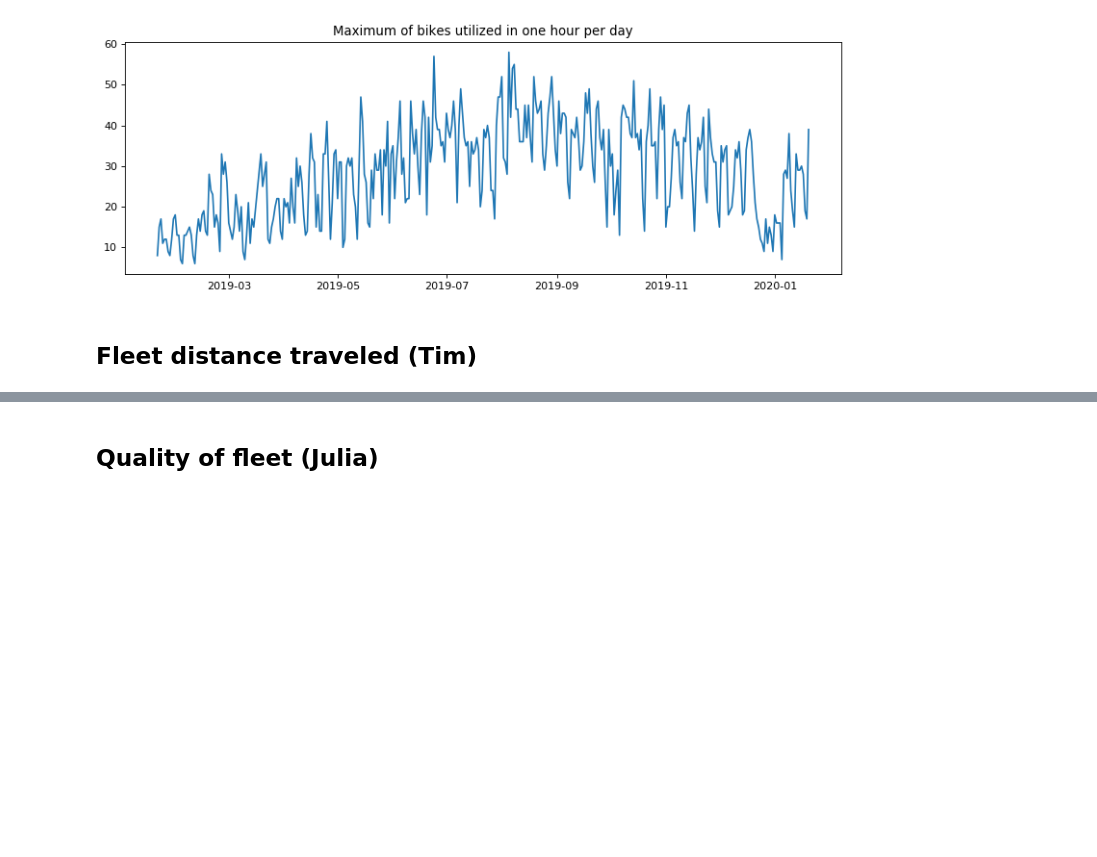
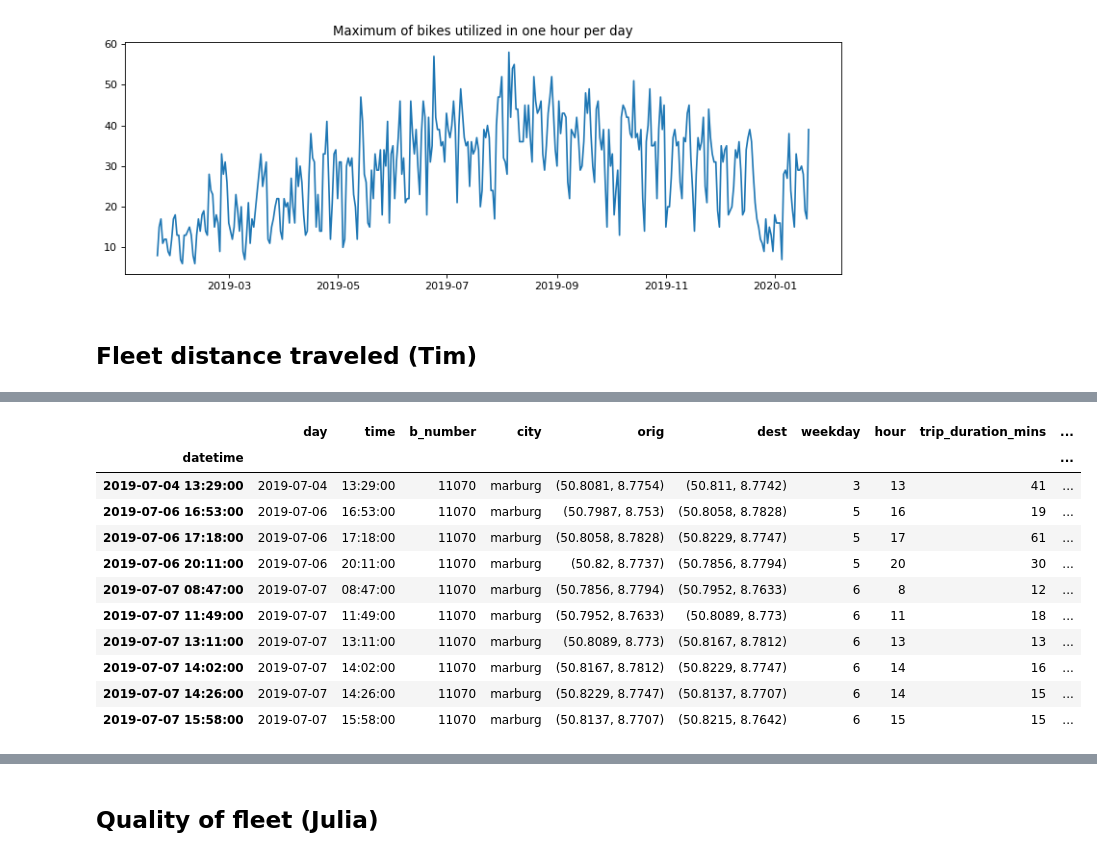
Before and after one commit to mogottsch/dsml_2020_magma, a Jupyter notebook: 2_kpi_calculation/KPI_Calculation.ipynb, the cells around one changed output, grey strips where cells are left out. Cells and saved outputs as stored; diff of their text form; code cells hidden in the pictures; blank space fills up the shorter version.

```diff
--- a/2_kpi_calculation/KPI_Calculation.ipynb
+++ b/2_kpi_calculation/KPI_Calculation.ipynb
@@ -199,0 +204,8 @@ Wer das hier liest ist cool :)
+# %%
+# Reading the clean pickle file.
+
+marburg = pd.read_pickle('../0_data/marburg_clean.pkl')
+
+# Here is an overview:
+
+marburg.info()
@@ -199,0 +229,24 @@ Wer das hier liest ist cool :)
+# %%
+# Here we are extracting the latitude and longitude values from the origin and destination coordinates, so
+# we can use them indiviudally when calculating the distance between the two coordinates.
+# To do this we are using the zip* function.
+
+marburg["lat_orig_test"], marburg["lon_orig_test"] =  zip(*marburg["orig"])
+marburg["lat_dest_test"], marburg["lon_dest_test"] =  zip(*marburg["dest"])
+
+#This is what the dataframe looks like now:
+
+marburg.head(10)
+# %% [output]
+|  | day | time | b_number | city | orig | dest | weekday | hour | trip_duration_mins | ... |
+| datetime |  |  |  |  |  |  |  |  |  | ... |
+| 2019-07-04 13:29:00 | 2019-07-04 | 13:29:00 | 11070 | marburg | (50.8081, 8.7754) | (50.811, 8.7742) | 3 | 13 | 41 | ... |
+| 2019-07-06 16:53:00 | 2019-07-06 | 16:53:00 | 11070 | marburg | (50.7987, 8.753) | (50.8058, 8.7828) | 5 | 16 | 19 | ... |
+| 2019-07-06 17:18:00 | 2019-07-06 | 17:18:00 | 11070 | marburg | (50.8058, 8.7828) | (50.8229, 8.7747) | 5 | 17 | 61 | ... |
+| 2019-07-06 20:11:00 | 2019-07-06 | 20:11:00 | 11070 | marburg | (50.82, 8.7737) | (50.7856, 8.7794) | 5 | 20 | 30 | ... |
+| 2019-07-07 08:47:00 | 2019-07-07 | 08:47:00 | 11070 | marburg | (50.7856, 8.7794) | (50.7952, 8.7633) | 6 | 8 | 12 | ... |
+| 2019-07-07 11:49:00 | 2019-07-07 | 11:49:00 | 11070 | marburg | (50.7952, 8.7633) | (50.8089, 8.773) | 6 | 11 | 18 | ... |
+| 2019-07-07 13:11:00 | 2019-07-07 | 13:11:00 | 11070 | marburg | (50.8089, 8.773) | (50.8167, 8.7812) | 6 | 13 | 13 | ... |
+| 2019-07-07 14:02:00 | 2019-07-07 | 14:02:00 | 11070 | marburg | (50.8167, 8.7812) | (50.8229, 8.7747) | 6 | 14 | 16 | ... |
+| 2019-07-07 14:26:00 | 2019-07-07 | 14:26:00 | 11070 | marburg | (50.8229, 8.7747) | (50.8137, 8.7707) | 6 | 14 | 15 | ... |
+| 2019-07-07 15:58:00 | 2019-07-07 | 15:58:00 | 11070 | marburg | (50.8137, 8.7707) | (50.8215, 8.7642) | 6 | 15 | 15 | ... |
```
Also changed, not shown: parts of 14 cells of this notebook.
